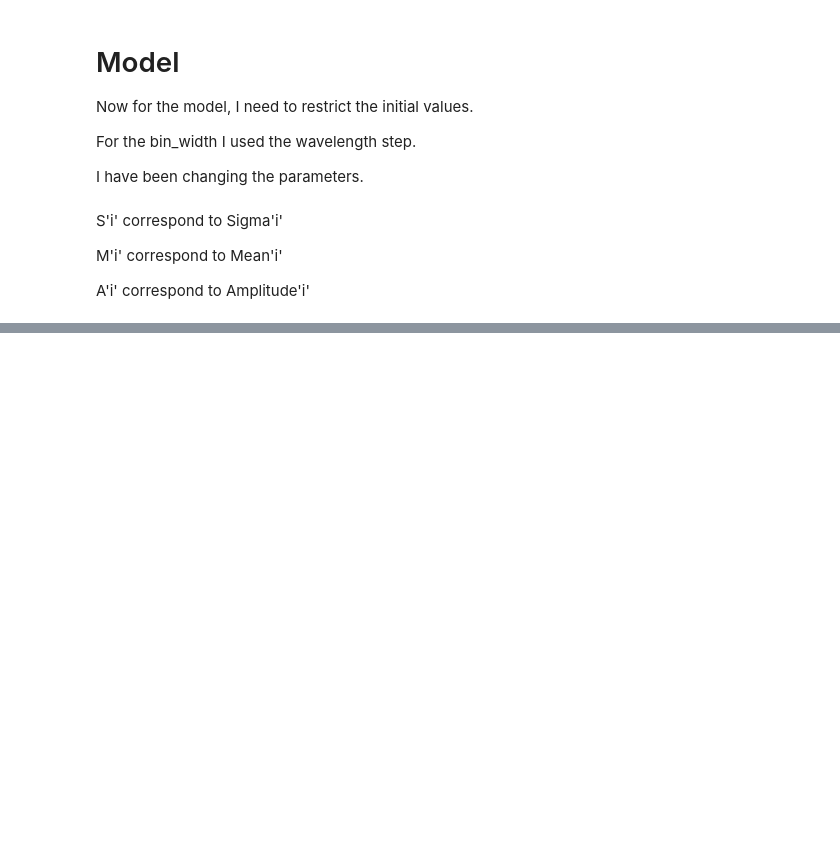
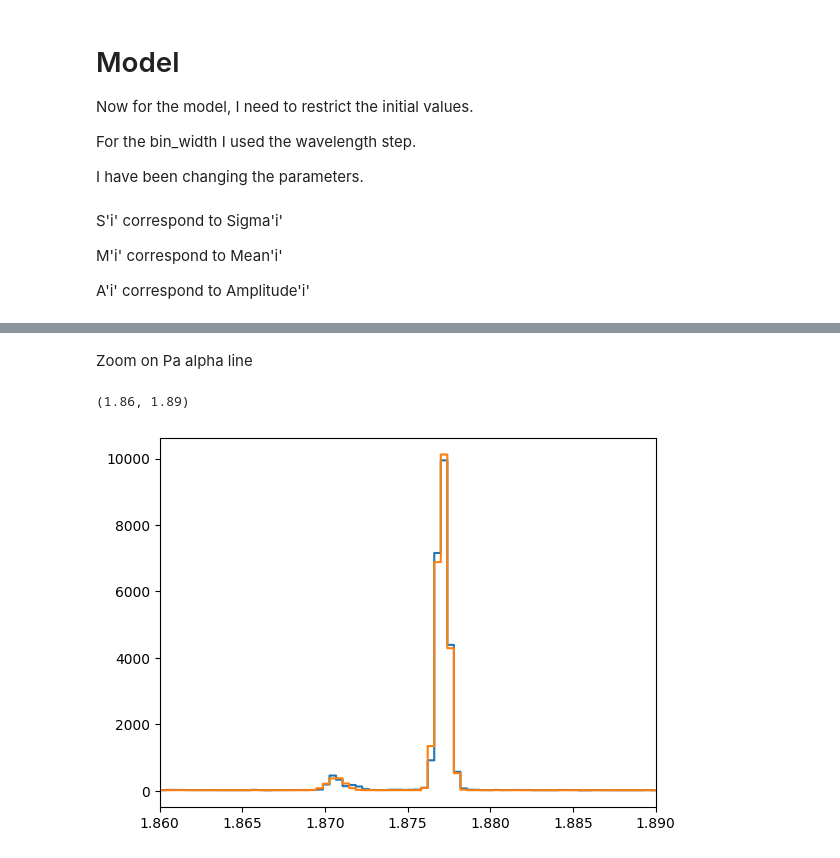
Before and after one commit to will-henney/globule-seminario, a Jupyter notebook: 30Doradus/Fit_to_spectrum_of_NIRSpec.ipynb, the cells around one changed output, grey strips where cells are left out. Saved outputs shown, nothing was run; the diff lists cells and outputs as text; code cells hidden in the pictures; blank space fills up the shorter version.

Commit message:
Fix the Gaussian fits to the nirspec emission lines

```diff
--- a/30Doradus/Fit_to_spectrum_of_NIRSpec.ipynb
+++ b/30Doradus/Fit_to_spectrum_of_NIRSpec.ipynb
@@ -146,0 +152,10 @@ plt.show()
+# %% [markdown]
+Zoom on Pa alpha line
+# %%
+fig, ax = plt.subplots()
+ax.plot(x.value, y.value, ds="steps-mid")
+ax.plot(x.value, Model(x.value), ds="steps-mid")
+ax.set_xlim(1.86, 1.89)
+# %% [output]
+(1.86, 1.89)
+[figure, added]
```
Also changed, not shown: parts of 8 cells of this notebook.
